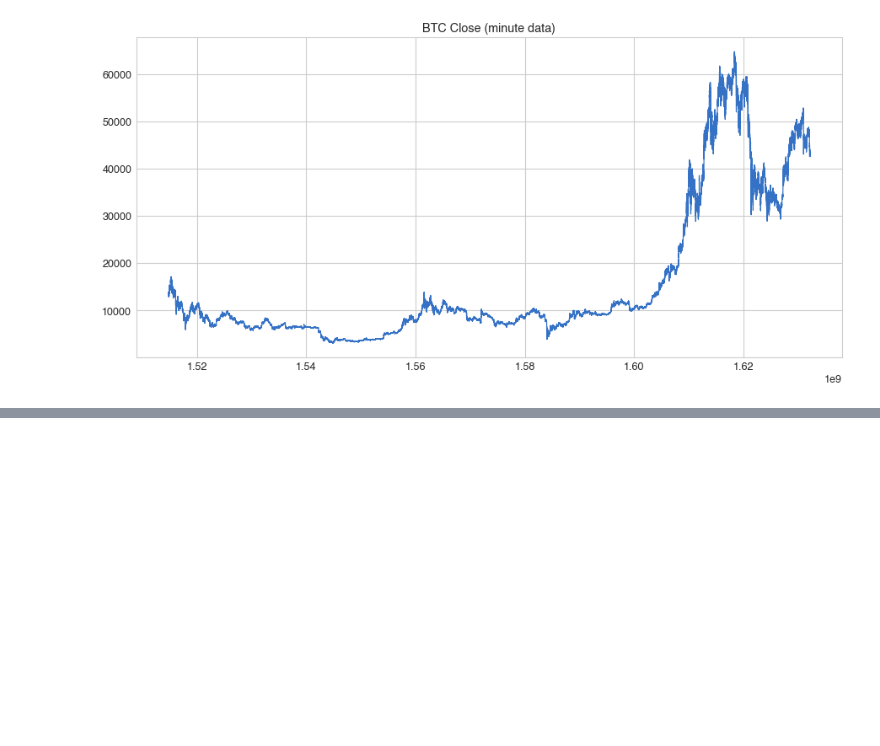
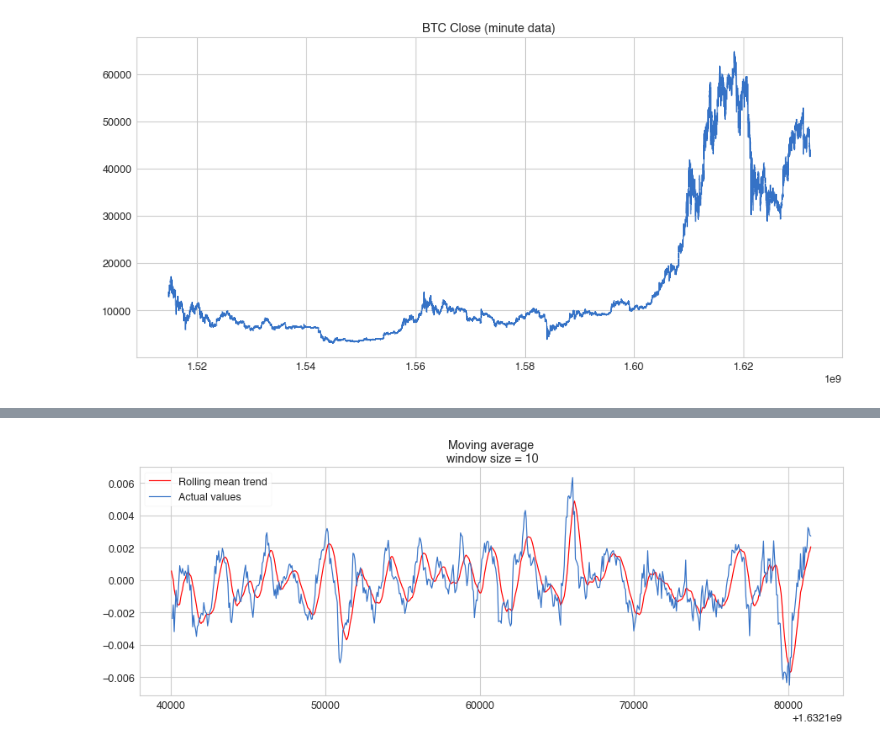
Before and after one commit to mdominguez2010/Kaggle_G_Research_Crypto, a Jupyter notebook: open_ml_course_tutorial.ipynb, the cells around one changed output, grey strips where cells are left out. Saved outputs shown, nothing was run; the diff lists cells and outputs as text; code cells hidden in the pictures; blank space fills up the shorter version.

```diff
--- a/open_ml_course_tutorial.ipynb
+++ b/open_ml_course_tutorial.ipynb
@@ -58,0 +170,5 @@ def mean_absolute_percentage_error(y_true, y_pred):
+# %%
+# 10-step trend
+plotMovingAverage(btc_mini.Target, window=10)
+# %% [output]
+[figure, added]
```
Also changed, not shown: parts of 20 cells of this notebook.
